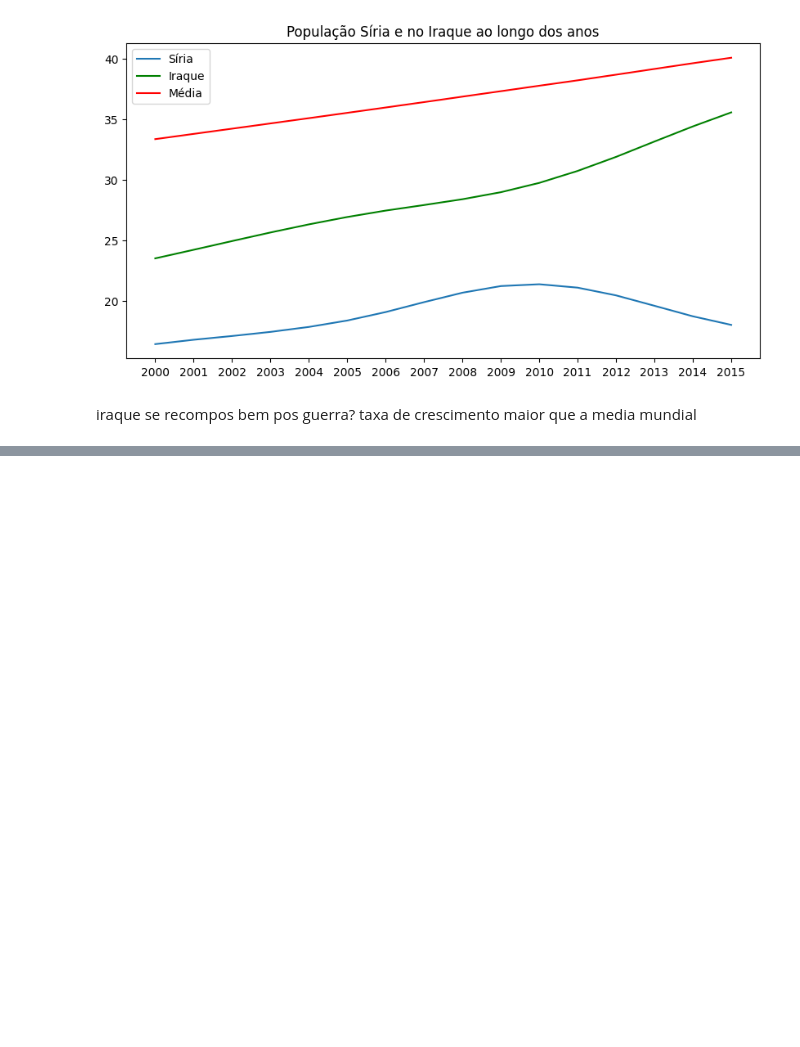
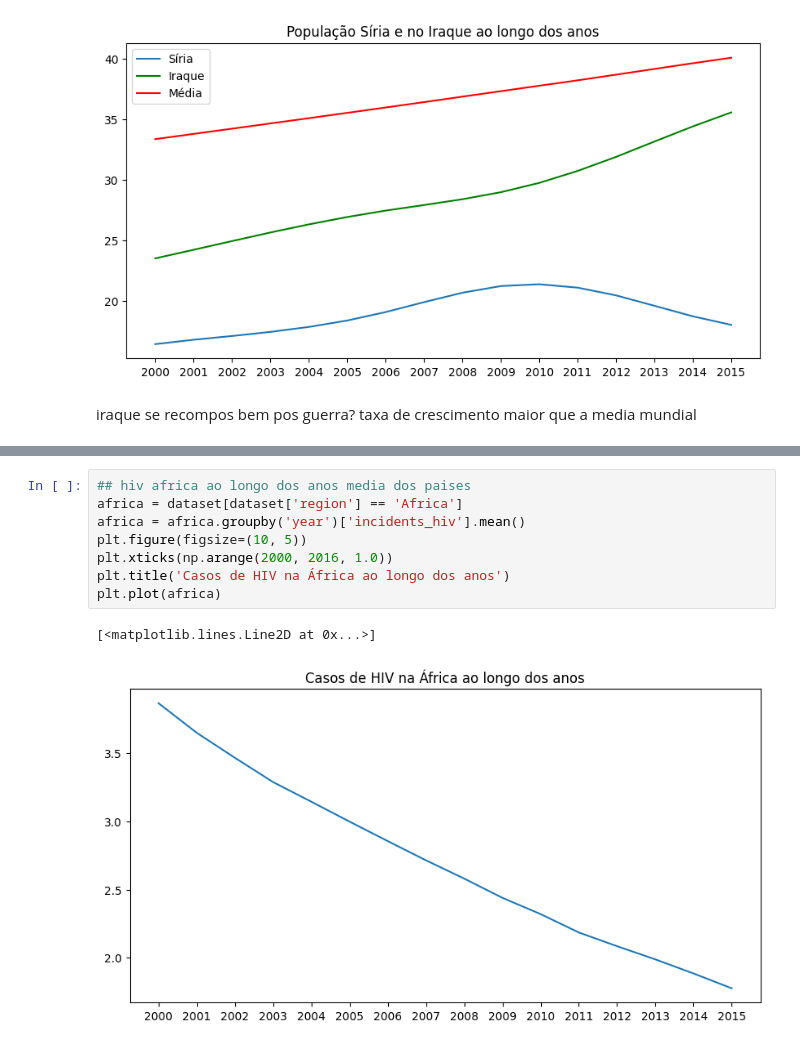
Before and after one commit to carolinabrandao/ICDProjetoFinal, a Jupyter notebook: EDA.ipynb, the cells around one changed output, grey strips where cells are left out. Saved outputs shown, nothing was run; the diff lists cells and outputs as text; blank space fills up the shorter version.

```diff
--- a/EDA.ipynb
+++ b/EDA.ipynb
@@ -433,0 +452,11 @@ iraque se recompos bem pos guerra? taxa de crescimento maior que a media mundial
+# %%
+## hiv africa ao longo dos anos media dos paises
+africa = dataset[dataset['region'] == 'Africa']
+africa = africa.groupby('year')['incidents_hiv'].mean()
+plt.figure(figsize=(10, 5))
+plt.xticks(np.arange(2000, 2016, 1.0))
+plt.title('Casos de HIV na África ao longo dos anos')
+plt.plot(africa)
+# %% [output]
+[<matplotlib.lines.Line2D at 0x...>]
+[figure, added]
```
Also changed, not shown: parts of 11 cells of this notebook.
